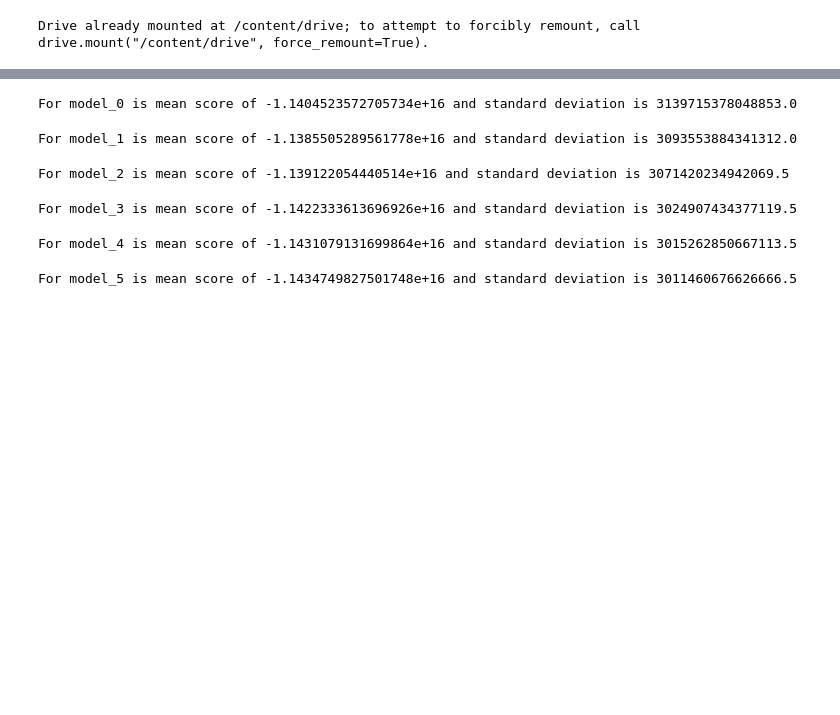
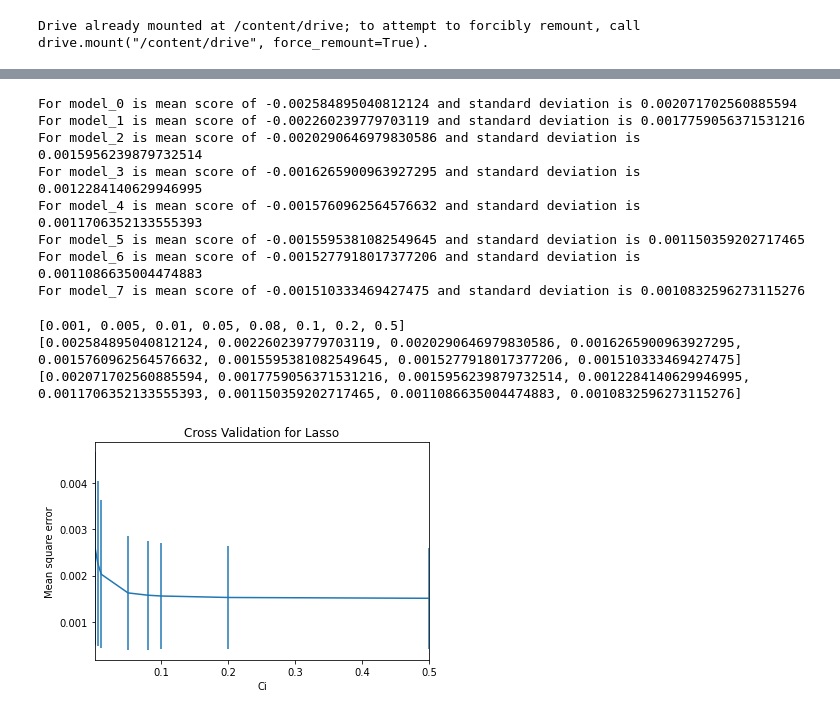
Before and after one commit to anurvish/Movie-revenue-Prediction, a Jupyter notebook: modelRidge.ipynb, the cells around one changed output, grey strips where cells are left out. Saved outputs shown, nothing was run; the diff lists cells and outputs as text; code cells hidden in the pictures; blank space fills up the shorter version.

```diff
--- a/modelRidge.ipynb
+++ b/modelRidge.ipynb
@@ -31,0 +116,3 @@ y = df.iloc[:, 1]
+# %%
+Independent_features['budget_main'] = mms_budget.fit_transform(Independent_features['budget_main'].to_numpy().reshape(-1,1))
+Target = mms_revenue.fit_transform(Target.values.reshape(-1,1))
@@ -32,12 +125,8 @@ y = df.iloc[:, 1]
 # %%
-from sklearn.model_selection import train_test_split
-xtrain, xtest, ytrain, ytest = train_test_split(X, y, test_size=0.2)
+#splitting the final data into train and test data
+xtrain, xtest, ytrain, ytest = train_test_split(Independent_features, Target, test_size=0.2)
 # %%
-from sklearn.linear_model import Ridge
-from sklearn.metrics import mean_squared_error, mean_absolute_error
-import statsmodels.api as sm
-import math
-C_para_r = [0.001, 0.005, 0.01, 0.05, 0.08, 0.1]
+C_para_r = [0.001, 0.005, 0.01, 0.05, 0.08, 0.1, 0.2, 0.5]
 alpha_para_r = [1/(2*C) for C in C_para_r]
 # %%
 #Performing ridge regression on data
@@ -156,22 +167,49 @@ Train RMSC: 4.802123487190791e+16
 # %%
 from sklearn.model_selection import  cross_val_score
 #ploting the mean and standard daviation value for Ridge regression
-
 RidgeKfold = {
 'Score':[],
 'StandardDeviation':[],
 }
 for i, model in enumerate(ridge_list):
-    score = cross_val_score(model, xtrain, ytrain, cv=5, scoring="neg_mean_squared_error")
+    score = cross_val_score(model, Independent_features, Target, cv=5, scoring="neg_mean_squared_error")
     RidgeKfold['Score'].append(score.mean())
     RidgeKfold['StandardDeviation'].append(score.std())
     print(f'For model_{i} is mean score of {score.mean()} and standard deviation is {score.std()}')
 
 RidgeKfold=pd.DataFrame(RidgeKfold)
 # %% [output]
-For model_0 is mean score of -1.1404523572705734e+16 and standard deviation is 3139715378048853.0
+For model_0 is mean score of -0.002584895040812124 and standard deviation is 0.002071702560885594
+For model_1 is mean score of -0.002260239779703119 and standard deviation is 0.0017759056371531216
+For model_2 is mean score of -0.0020290646979830586 and standard deviation is 0.0015956239879732514
+For model_3 is mean score of -0.0016265900963927295 and standard deviation is 0.0012284140629946995
+For model_4 is mean score of -0.0015760962564576632 and standard deviation is 0.0011706352133555393
+For model_5 is mean score of -0.0015595381082549645 and standard deviation is 0.001150359202717465
+For model_6 is mean score of -0.0015277918017377206 and standard deviation is 0.0011086635004474883
+For model_7 is mean score of -0.001510333469427475 and standard deviation is 0.0010832596273115276
-For model_1 is mean score of -1.1385505289561778e+16 and standard deviation is 3093553884341312.0
-For model_2 is mean score of -1.139122054440514e+16 and standard deviation is 3071420234942069.5
-For model_3 is mean score of -1.1422333613696926e+16 and standard deviation is 3024907434377119.5
-For model_4 is mean score of -1.1431079131699864e+16 and standard deviation is 3015262850667113.5
-For model_5 is mean score of -1.1434749827501748e+16 and standard deviation is 3011460676626666.5
+# %%
+#ploting the mean and standard daviation value for Ridge Regression
+mean_error=[]; std_error=[]
+for model in ridge_list:
+  temp=[]
+  kf = KFold(n_splits=5)
+  for train, test in kf.split(Independent_features):
+    model.fit(Independent_features.iloc[train], Target[train])
+    ypred = model.predict(Independent_features.iloc[test])
+    temp.append(mean_squared_error(Target[test],ypred))
+  mean_error.append(np.array(temp).mean())
+  std_error.append(np.array(temp).std())
+
+print(C_para_r)
+print(mean_error)
+print(std_error)
+plt.errorbar(C_para_r,mean_error,yerr=std_error)
+plt.xlabel('Ci'); plt.ylabel('Mean square error')
+plt.xlim((0.0001,0.5))
+plt.title('Cross Validation for Lasso')
+plt.show()
+# %% [output]
+[0.001, 0.005, 0.01, 0.05, 0.08, 0.1, 0.2, 0.5]
+[0.002584895040812124, 0.002260239779703119, 0.0020290646979830586, 0.0016265900963927295, 0.0015760962564576632, 0.0015595381082549645, 0.0015277918017377206, 0.001510333469427475]
+[0.002071702560885594, 0.0017759056371531216, 0.0015956239879732514, 0.0012284140629946995, 0.0011706352133555393, 0.001150359202717465, 0.0011086635004474883, 0.0010832596273115276]
+[figure, added]
```
Also changed, not shown: parts of 12 cells of this notebook.
